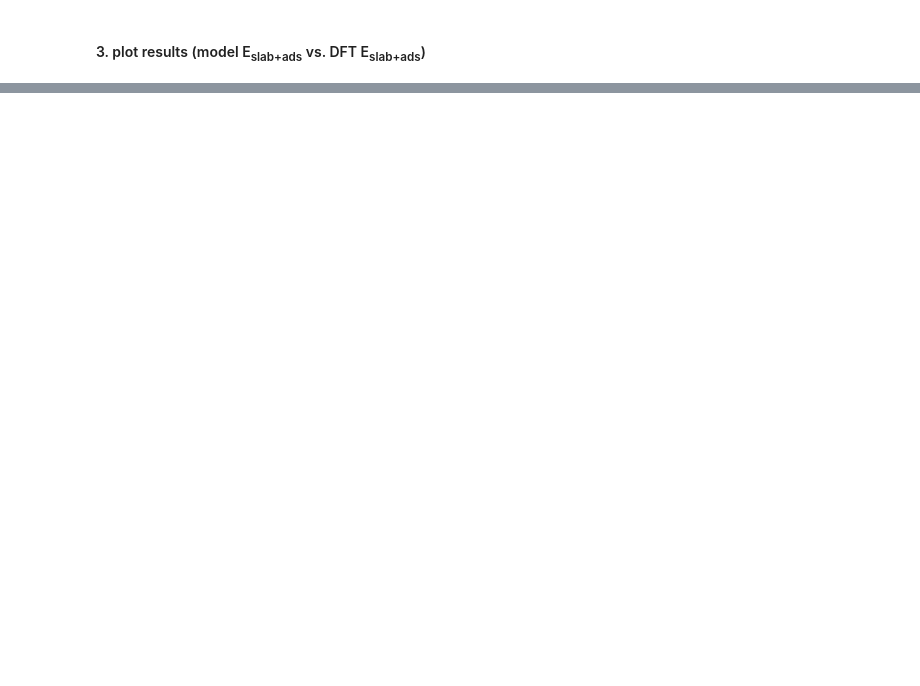
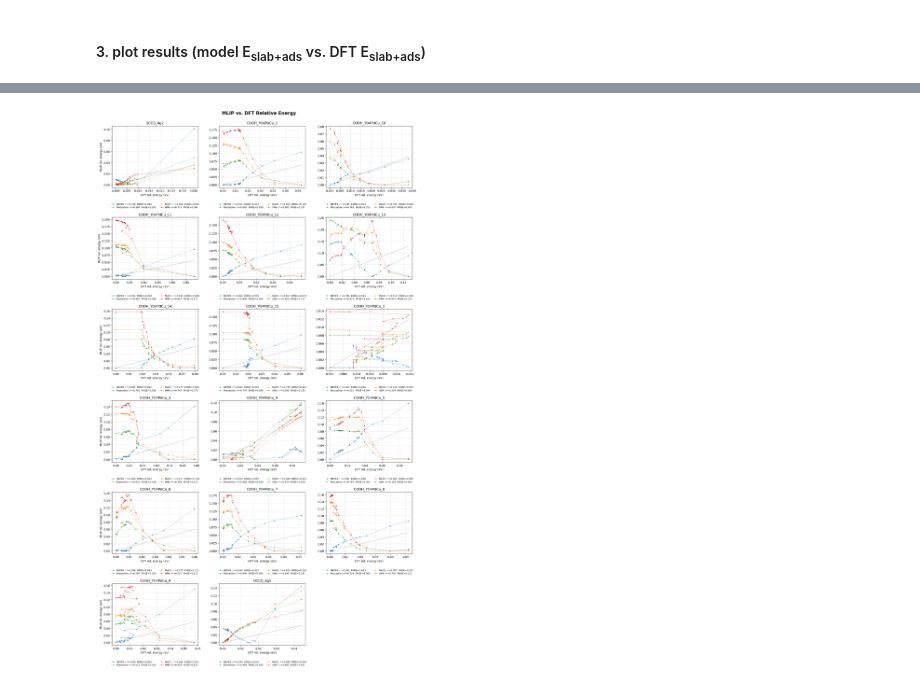
Before and after one commit to zbschwab/mlip-dft-comparison, a Jupyter notebook: singlepoint-eval-pipeline.ipynb, the cells around one changed output, grey strips where cells are left out. Saved outputs shown, nothing was run; the diff lists cells and outputs as text; code cells hidden in the pictures; blank space fills up the shorter version.

Commit message:
refactored graphing and added sanity checks to make sure point order was preserved

```diff
--- a/singlepoint-eval-pipeline.ipynb
+++ b/singlepoint-eval-pipeline.ipynb
@@ -295,10 +277,17 @@ import math
 from scipy.stats import pearsonr
 from sklearn.metrics import mean_squared_error
 
-# group by ads to preserve order
-labels = list(dict.fromkeys(r['ads'] for r in RUNS))
-runs_by_label = {lbl: [r for r in RUNS if r['ads'] == lbl] for lbl in labels}
+# USER INPUT - optionally filter which runs to plot by substring match on run_id
+# set either to None to skip that filter
+# e.g. SLAB_FILTER = "YPdCu" only plots YPdCu slab runs
 
-config_ids = sorted({run['config_id'] for run in RUNS})
-config_colors = {c: plt.cm.tab10(i) for i, c in enumerate(config_ids)}
+ADS_FILTER = None
+SLAB_FILTER = None
+
+all_runs = sorted(
+    (r for r in RUNS
+    if (ADS_FILTER is None or ADS_FILTER in r['run_id'])
+    and (SLAB_FILTER is None or SLAB_FILTER in r['run_id'])),
+    key=lambda r: r['run_id']
+)
 # %%
@@ -499,0 +302,66 @@ plt.show()
+# %%
+# --- figure: parity plot, relative energy trajectory by config ---
+# MLIP and DFT energies are each relative to their own lowest value
+
+# USER INPUT - select stats displayed on plot:
+SHOW_R2   = True
+SHOW_RMSE = True
+
+print("Parity line plotted in grey.")
+
+ncols = min(len(all_runs), 3)
+nrows = math.ceil(len(all_runs) / ncols)
+fig, axes = plt.subplots(nrows, ncols, figsize=(ncols*5.4, nrows*4.9), dpi=100)
+axes = np.array(axes).flatten()
+
+fig.suptitle("MLIP vs. DFT Relative Energy", fontsize=16, fontweight='semibold', y=0.96)
+
+for i, run in enumerate(all_runs):
+    ax = axes[i]
+    dft_e = run['dft']['energies']
+    dft_rel = dft_e - dft_e.min()
+
+    # grey parity line (y = x) drawn first so model curves sit on top
+    lims = [min(dft_rel.min(), 0), dft_rel.max()]
+    ax.plot(lims, lims, color='grey', linestyle='-', lw=1, alpha=0.6, zorder=0)
+
+    for j, model in enumerate(MODELS):
+        name = model['name']
+        color = plt.cm.tab10(j)
+        mlip_e = np.load(run['results'][name.lower()])['mlip_energies']
+        mlip_rel = mlip_e - mlip_e.min()
+
+        stats = [name]
+        if SHOW_R2:
+            r2 = pearsonr(dft_rel, mlip_rel).statistic ** 2
+            stats.append(f"r²={r2:.3f}")
+        if SHOW_RMSE:
+            rmse = np.sqrt(mean_squared_error(dft_rel, mlip_rel))
+            stats.append(f"RMSE={rmse:.3f}")
+
+        ax.plot(dft_rel, mlip_rel, '--o', color=color,
+                label="  ".join(stats), markersize=3, lw=0.8, alpha=0.7)
+
+    handles, labels = ax.get_legend_handles_labels()
+    ncol = 2
+    nrow = math.ceil(len(handles) / ncol)
+    order = [k for row in range(nrow) for k in range(row, len(handles), nrow)]
+    handles = [handles[k] for k in order]
+    labels = [labels[k] for k in order]
+
+    leg = ax.legend(handles, labels, fontsize=8, loc='upper center',
+                    bbox_to_anchor=(0.5, -0.22), ncol=ncol, frameon=False,
+                    columnspacing=1.5, handletextpad=0.5)
+
+    ax.set_title(run['run_id'])
+    ax.set_xlabel("DFT rel. energy (eV)")
+    ax.grid(color='lightgrey', linewidth=0.5)
+    if i % ncols == 0:
+        ax.set_ylabel("MLIP rel. energy (eV)")
+
+for ax in axes[len(all_runs):]:
+    ax.set_visible(False)
+
+plt.tight_layout(rect=[0, 0.02, 1, 0.96])
+plt.show()
+# %% [output]
@@ -499,0 +369 @@ plt.show()
+[figure, added]
```
Also changed, not shown: parts of 11 cells of this notebook.
